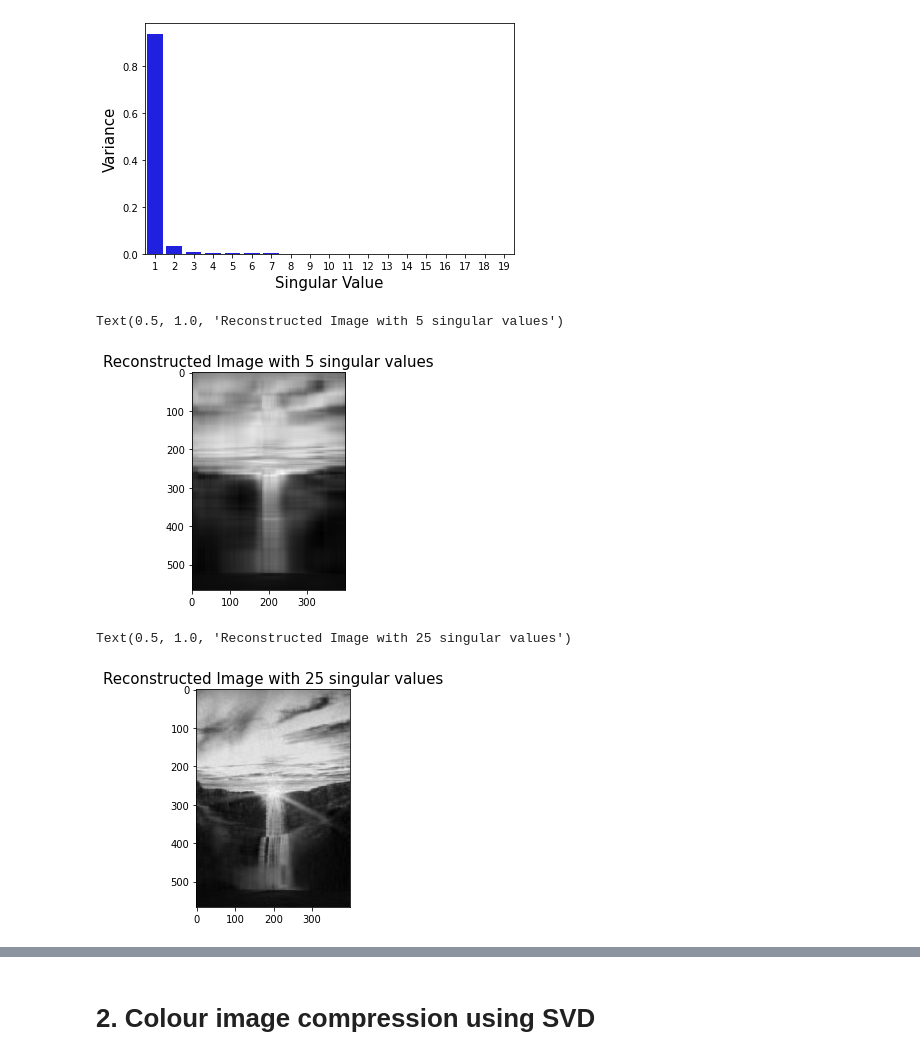
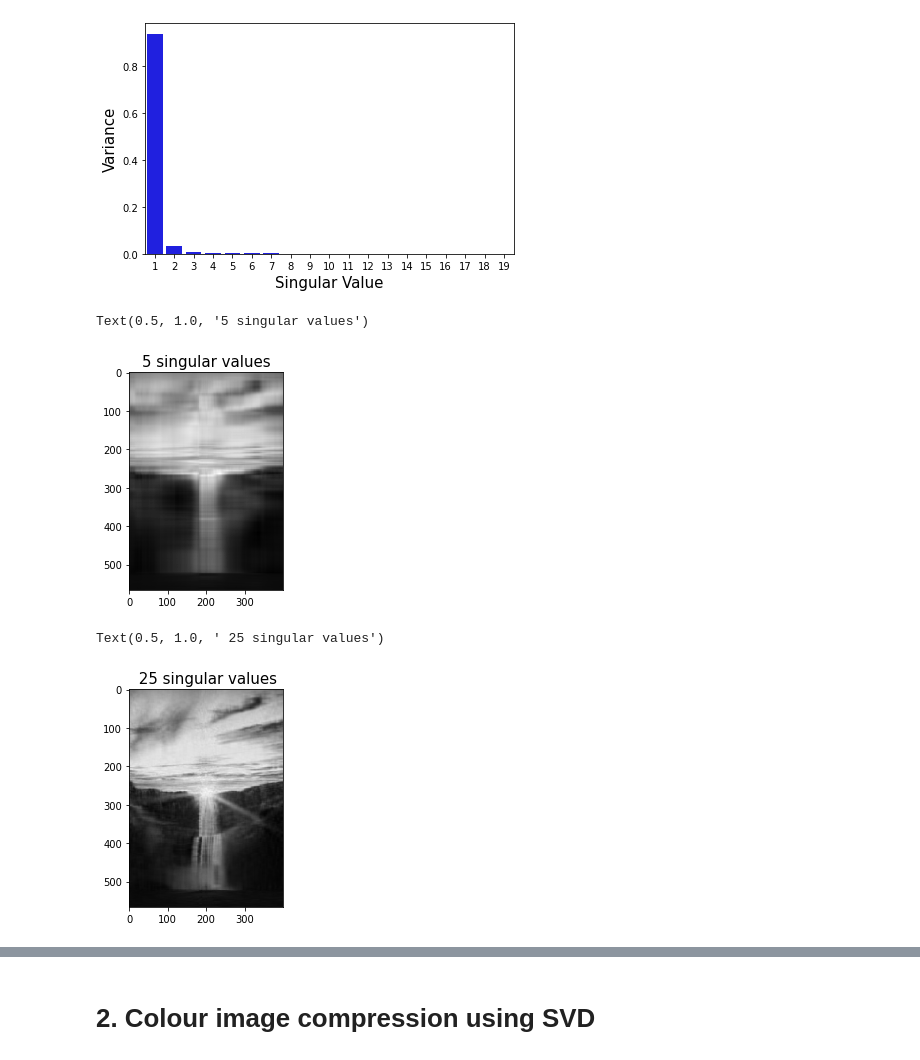
Before and after one commit to jabed-umar/P346-codes, a Jupyter notebook: DIY.ipynb, the cells around one changed output, grey strips where cells are left out. Saved outputs shown, nothing was run; the diff lists cells and outputs as text; code cells hidden in the pictures.

```diff
--- a/DIY.ipynb
+++ b/DIY.ipynb
@@ -161,19 +161,19 @@ plt.show()
 # %%
 r_1 = d.compress_grey(5,b)
 plt.imshow(r_1,cmap="gray")
 num = 5
-plt.title("Reconstructed Image with %s singular values" %num, fontsize = 15)
+plt.title("%s singular values" %num, fontsize = 15)
 # %% [output]
-Text(0.5, 1.0, 'Reconstructed Image with 5 singular values')
+Text(0.5, 1.0, '5 singular values')
-[figure, old version]
+[figure, new version]
 # %%
 r_2 = d.compress_grey(25,b)
 plt.imshow(r_2,cmap="gray")
 num = 25
-plt.title("Reconstructed Image with %s singular values" %num, fontsize = 15)
+plt.title(" %s singular values" %num, fontsize = 15)
 # %% [output]
-Text(0.5, 1.0, 'Reconstructed Image with 25 singular values')
+Text(0.5, 1.0, ' 25 singular values')
-[figure, old version]
+[figure, new version]
 # %%
 r_3 = d.compress_grey(45,b)
 plt.imshow(r_3,cmap="gray")
```
Also changed, not shown: parts of 9 cells of this notebook.
